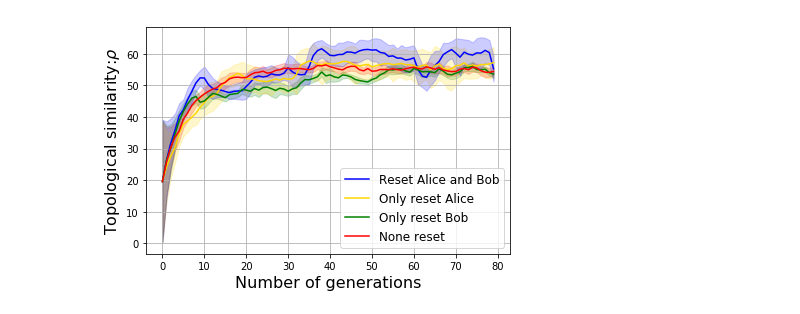
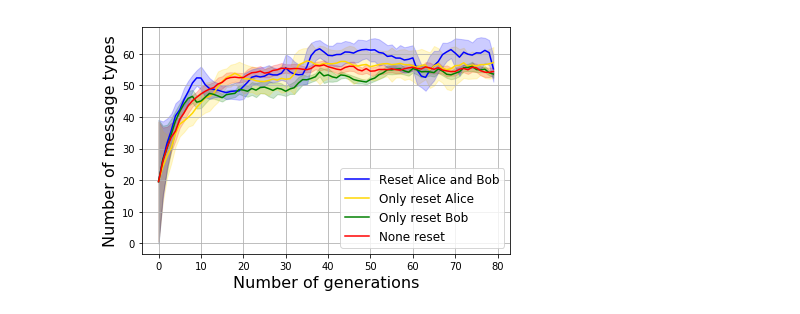
Before and after one commit to Joshua-Edinburgh/numeral_thesis, a Jupyter notebook: show_figures03.ipynb, the cells around one changed output. Saved outputs shown, nothing was run; the diff lists cells and outputs as text; code cells hidden in the pictures.

```diff
--- a/show_figures03.ipynb
+++ b/show_figures03.ipynb
@@ -101,26 +177,26 @@ MST_both_std = smooth_rwd(MST_both.std(1), SMOOTH_RATIO)
 # %%
 fig_comp = plt.figure(figsize=(6,4))
 ax = fig_comp.add_subplot(1,1,1)
 
 x = np.arange(0,MST_none_std.shape[0])
 ax.plot(x, MST_both_avg, color='blue',label='Reset Alice and Bob')
 ax.plot(x, MST_spke_avg, color='gold',label='Only reset Alice')
 ax.plot(x, MST_list_avg, color='green',label='Only reset Bob')
 ax.plot(x, MST_none_avg, color='red',label='None reset')
 
 ax.fill_between(x, MST_none_avg - 2*MST_none_std, MST_none_avg+2*MST_none_std, color='red', alpha=0.2)
 ax.fill_between(x, MST_list_avg - 2*MST_list_std, MST_list_avg+2*MST_list_std, color='green', alpha=0.2)
 ax.fill_between(x, MST_spke_avg - 2*MST_spke_std, MST_spke_avg+2*MST_spke_std, color='gold', alpha=0.2)
 ax.fill_between(x, MST_both_avg - 2*MST_both_std, MST_both_avg+2*MST_both_std, color='blue', alpha=0.2)
 
 plt.xlabel('Number of generations',fontsize=16)
-plt.ylabel('Topological similarity:'+r'$\rho$',fontsize=16)
+plt.ylabel('Number of message types',fontsize=16)
 
 #plt.ylim(0,0.92)
 ax.legend(fontsize=12)
 ax.grid('on')
 
 fig_comp.tight_layout()
 fig_comp.savefig('Figures/Msg_types_compare.pdf')
 # %% [output]
-[figure, old version]
+[figure, new version]
```
Also changed, not shown: parts of 9 cells of this notebook, 27 other files.
